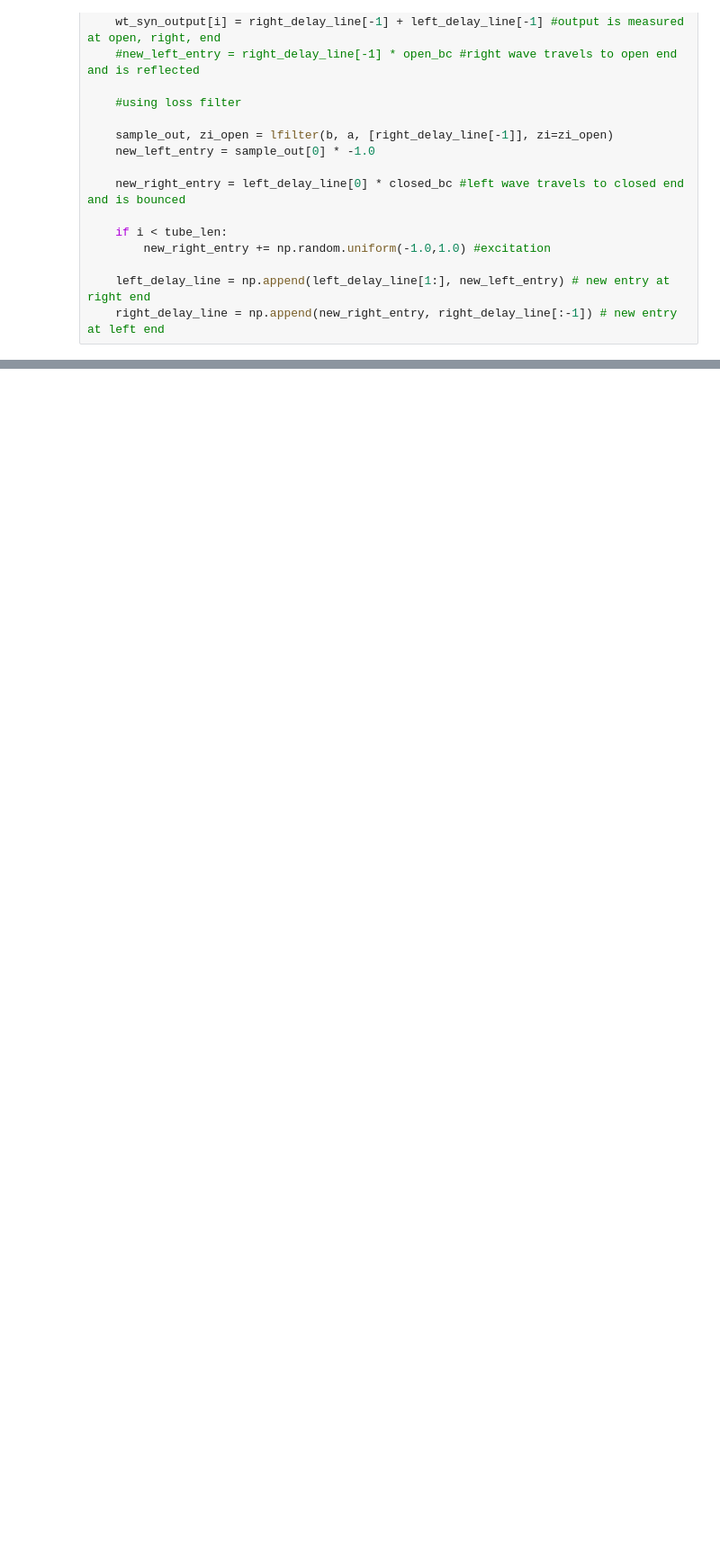
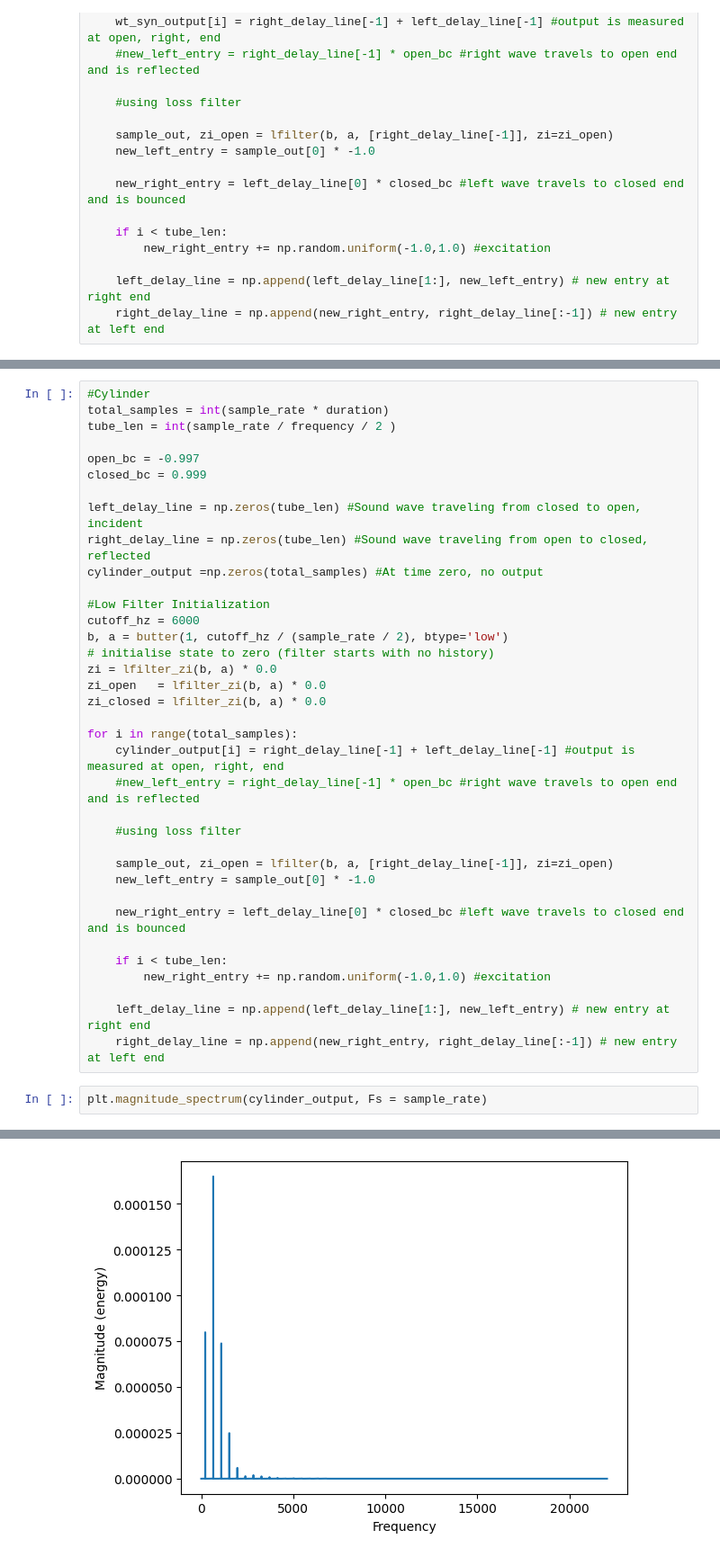
Before and after one commit to MementolanAngwitch/RealSound, a Jupyter notebook: woodwinds.ipynb, the cells around one changed output, grey strips where cells are left out. Shown at 90% size. Cells and saved outputs as stored; diff of their text form; blank space fills up the shorter version.

```diff
--- a/woodwinds.ipynb
+++ b/woodwinds.ipynb
@@ -109,0 +112,39 @@ Audio(wt_syn_output, rate = sample_rate)
+# %%
+#Cylinder
+total_samples = int(sample_rate * duration)
+tube_len = int(sample_rate / frequency / 2 )
+
+open_bc = -0.997
+closed_bc = 0.999
+
+left_delay_line = np.zeros(tube_len) #Sound wave traveling from closed to open, incident
+right_delay_line = np.zeros(tube_len) #Sound wave traveling from open to closed, reflected
+cylinder_output =np.zeros(total_samples) #At time zero, no output
+
+#Low Filter Initialization
+cutoff_hz = 6000
+b, a = butter(1, cutoff_hz / (sample_rate / 2), btype='low')
+# initialise state to zero (filter starts with no history)
+zi = lfilter_zi(b, a) * 0.0
+zi_open   = lfilter_zi(b, a) * 0.0
+zi_closed = lfilter_zi(b, a) * 0.0
+
+for i in range(total_samples):
+    cylinder_output[i] = right_delay_line[-1] + left_delay_line[-1] #output is measured at open, right, end
+    #new_left_entry = right_delay_line[-1] * open_bc #right wave travels to open end and is reflected
+
+    #using loss filter
+
+    sample_out, zi_open = lfilter(b, a, [right_delay_line[-1]], zi=zi_open)
+    new_left_entry = sample_out[0] * -1.0
+
+    new_right_entry = left_delay_line[0] * closed_bc #left wave travels to closed end and is bounced
+
+    if i < tube_len:
+        new_right_entry += np.random.uniform(-1.0,1.0) #excitation
+
+    left_delay_line = np.append(left_delay_line[1:], new_left_entry) # new entry at right end
+    right_delay_line = np.append(new_right_entry, right_delay_line[:-1]) # new entry at left end
+# %%
+plt.magnitude_spectrum(cylinder_output, Fs = sample_rate)
+# %% [output]
@@ -109,0 +156 @@ Audio(wt_syn_output, rate = sample_rate)
+[figure, added]
```
Also changed, not shown: parts of 33 cells of this notebook.
